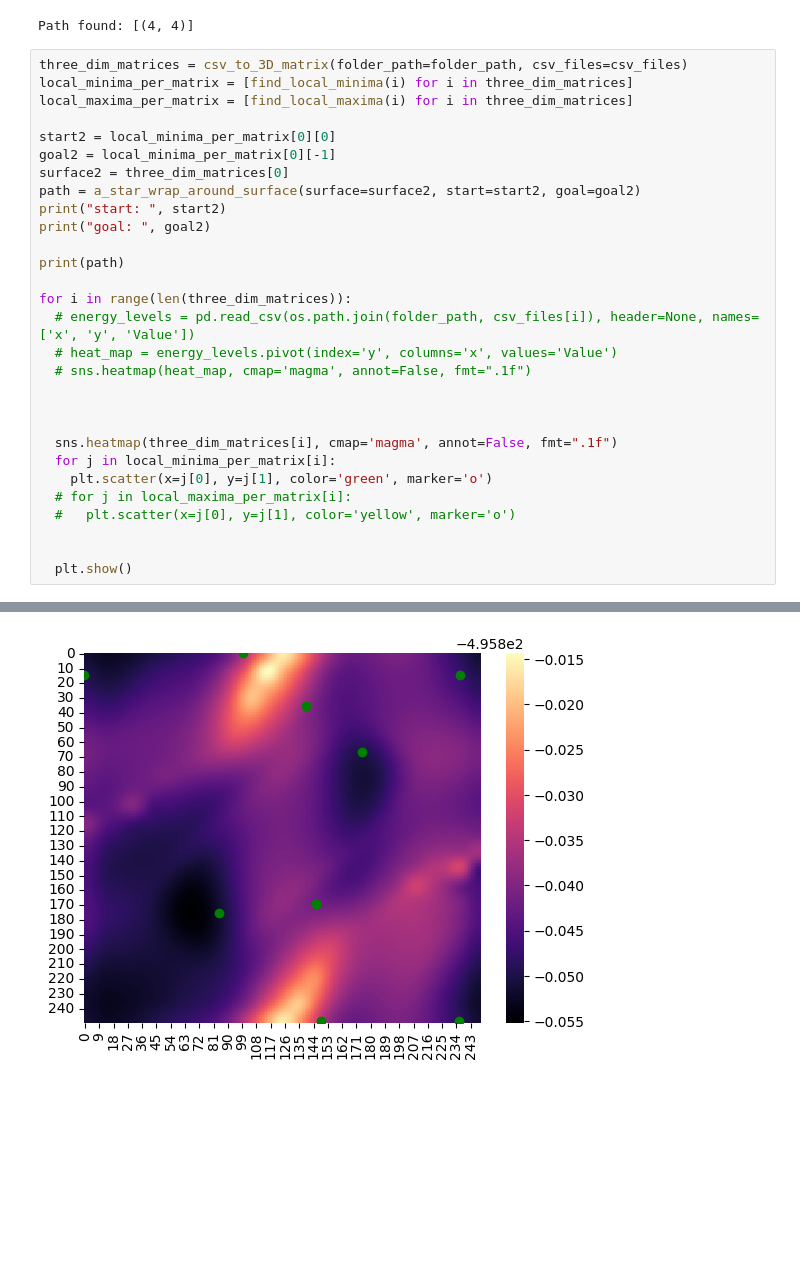
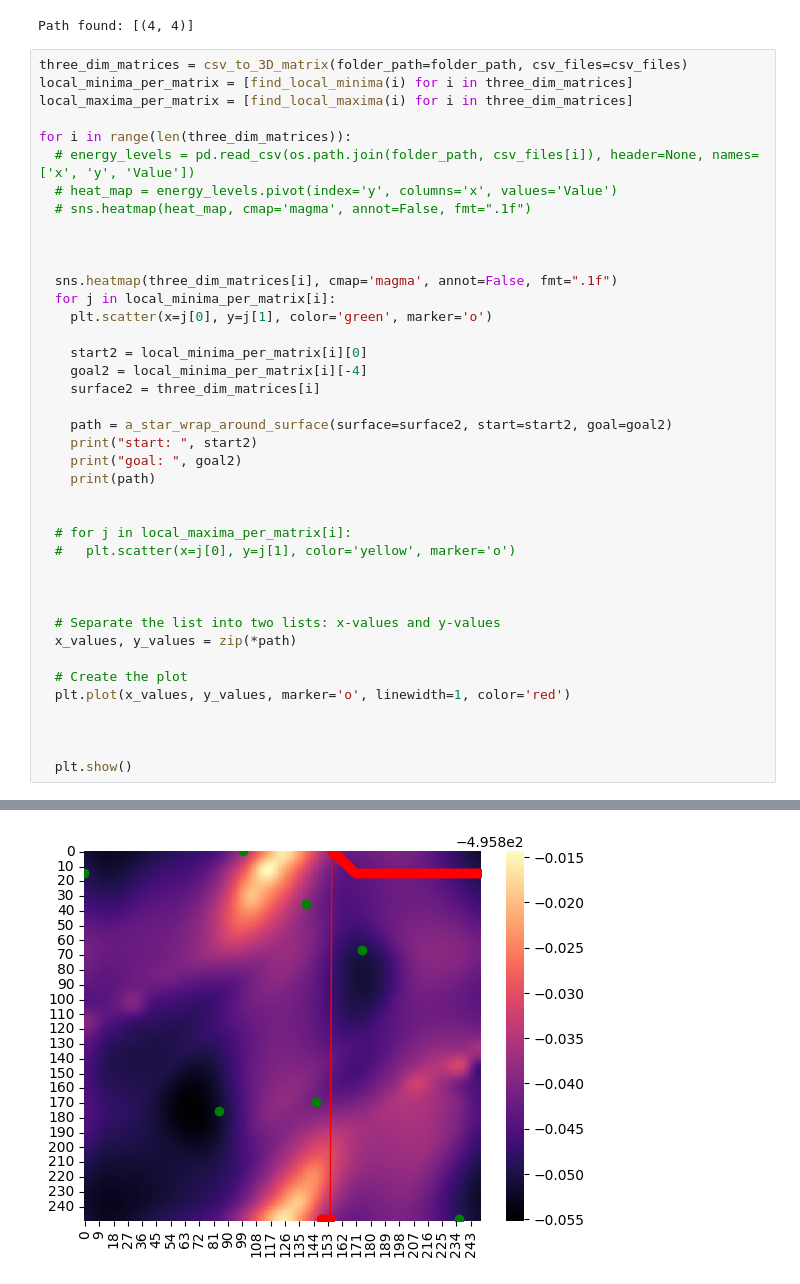
Before and after one commit to radianceeeeeeee/cs198-protein-folding, a Jupyter notebook: convert_dataset_to_matrix.ipynb, the cells around one changed output, grey strips where cells are left out. Drawn from its saved outputs; the diff is of its cells as text; blank space fills up the shorter version.

Commit message:
plotted resulted path to graph

```diff
--- a/convert_dataset_to_matrix.ipynb
+++ b/convert_dataset_to_matrix.ipynb
@@ -289,15 +289,6 @@ Path found: [(4, 4)]
 three_dim_matrices = csv_to_3D_matrix(folder_path=folder_path, csv_files=csv_files)
 local_minima_per_matrix = [find_local_minima(i) for i in three_dim_matrices]
 local_maxima_per_matrix = [find_local_maxima(i) for i in three_dim_matrices]
-
-start2 = local_minima_per_matrix[0][0]
-goal2 = local_minima_per_matrix[0][-1]
-surface2 = three_dim_matrices[0]
-path = a_star_wrap_around_surface(surface=surface2, start=start2, goal=goal2)
-print("start: ", start2)
-print("goal: ", goal2)
-
-print(path)
 
 for i in range(len(three_dim_matrices)):
   # energy_levels = pd.read_csv(os.path.join(folder_path, csv_files[i]), header=None, names=['x', 'y', 'Value'])
@@ -309,9 +300,29 @@ for i in range(len(three_dim_matrices)):
   sns.heatmap(three_dim_matrices[i], cmap='magma', annot=False, fmt=".1f")
   for j in local_minima_per_matrix[i]:
     plt.scatter(x=j[0], y=j[1], color='green', marker='o')
+
+    start2 = local_minima_per_matrix[i][0]
+    goal2 = local_minima_per_matrix[i][-4]
+    surface2 = three_dim_matrices[i]
+
+    path = a_star_wrap_around_surface(surface=surface2, start=start2, goal=goal2)
+    print("start: ", start2)
+    print("goal: ", goal2)
+    print(path)
+
+
   # for j in local_maxima_per_matrix[i]:
   #   plt.scatter(x=j[0], y=j[1], color='yellow', marker='o')
 
 
+
+  # Separate the list into two lists: x-values and y-values
+  x_values, y_values = zip(*path)
+
+  # Create the plot
+  plt.plot(x_values, y_values, marker='o', linewidth=1, color='red')
+
+
+
   plt.show()
 # %% [output]
@@ -321 +382 @@ for i in range(len(three_dim_matrices)):
-[figure, old version]
+[figure, new version]
```
Also changed, not shown: parts of 1 cell of this notebook.
